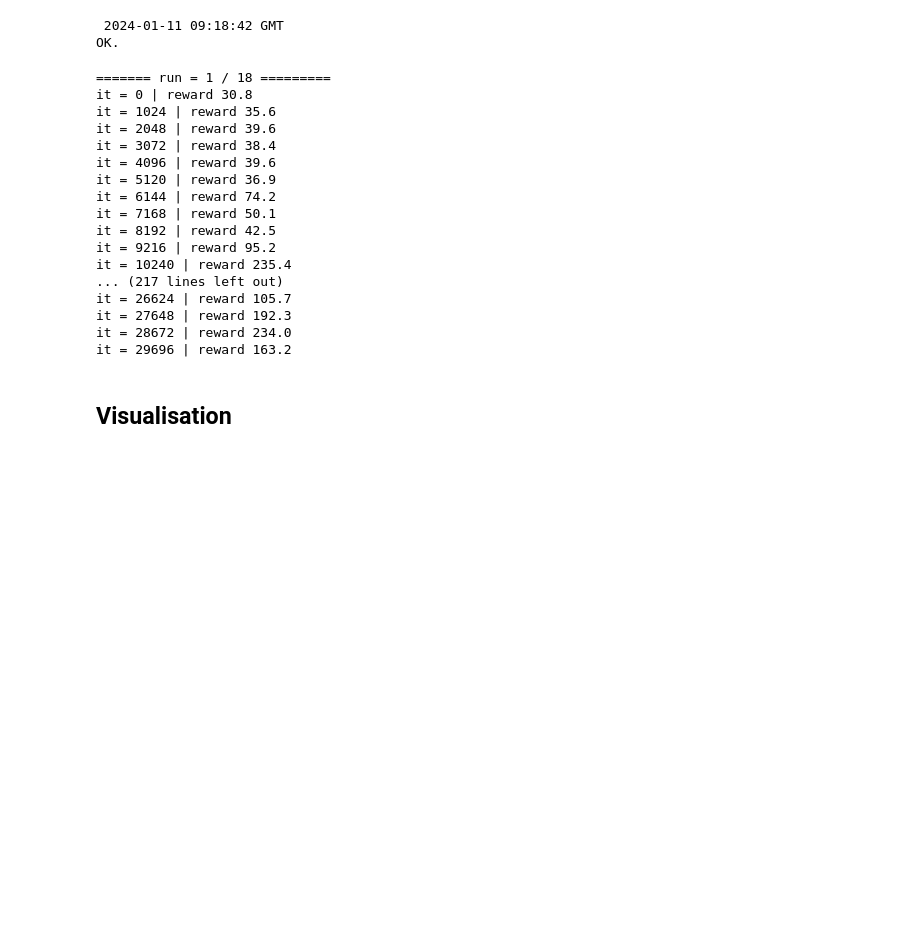
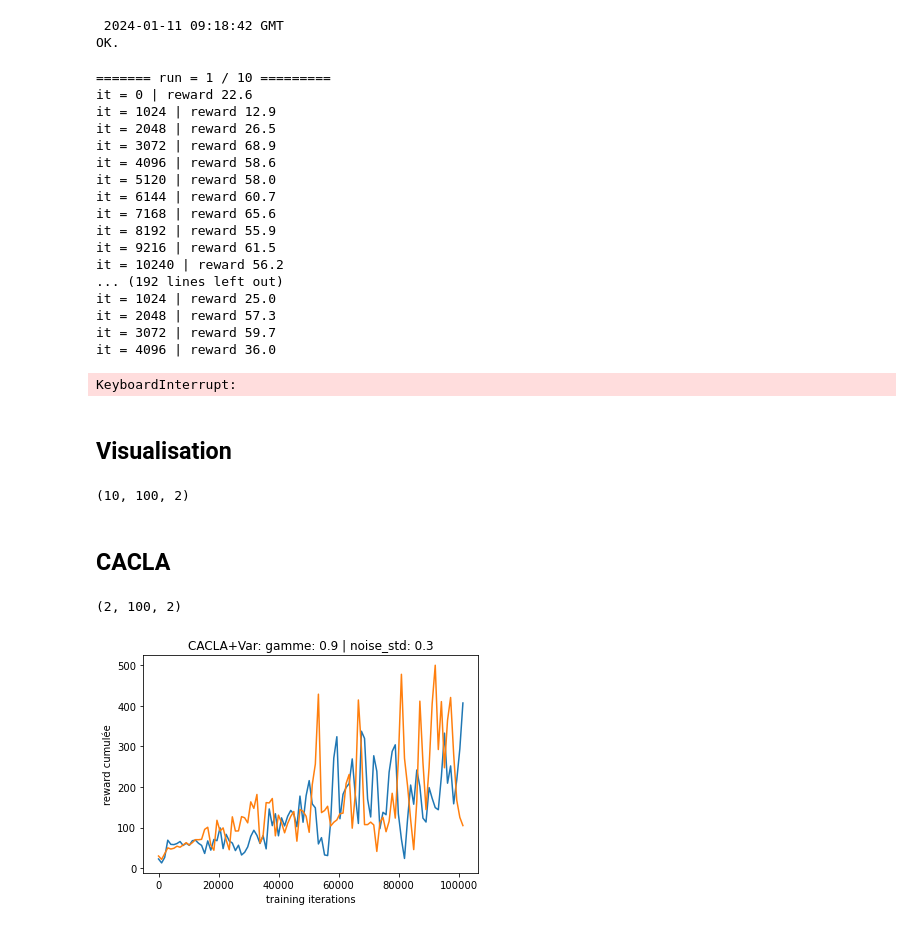
Before and after one commit to Alex-XIA1/PROJET_IAR, a Jupyter notebook: cacla/cacla_torch.ipynb, the cells around one changed output. Saved outputs shown, nothing was run; the diff lists cells and outputs as text; code cells hidden in the pictures; blank space fills up the shorter version.

```diff
--- a/cacla/cacla_torch.ipynb
+++ b/cacla/cacla_torch.ipynb
@@ -451,19 +451,22 @@ def train(eval_env,
 # %%
 from torch.optim import SGD, Adam
 # Initialisation
-max_episode = 500
-def make_env(max_episode_steps= 500):
+
+def make_env(env_name, max_episode_steps= 500):
     return TimeLimit(gymnasium.make('CartpoleEnvCacla'), max_episode_steps)
 
-train_env = make_env(max_episode_steps=max_episode)
-eval_env = make_env(max_episode_steps=max_episode)
+env_name = 'CartpoleEnvCacla'
+max_episode = 500
+train_env = make_env(env_name, max_episode_steps=max_episode)
+eval_env = make_env(env_name, max_episode_steps=max_episode)
 
 all_perfs = []
-n_runs = 18
+n_runs = 10
 discount_factor = 0.9
 noise_std= 0.3
 exploration = 'gaussian'
-path = f'log/{exploration}/now_gamma{int(discount_factor*100)}_std{noise_std}'
+var = False
+path = f'log/{exploration}/now_novar_gamma{int(discount_factor*100)}_std{noise_std}'
 
 if not os.path.exists(path):
     print()
@@ -474,7 +477,7 @@ for run in range(1,n_runs+1):
     cacla = Cacla(in_dim=4, h_dim=12,
                   discount_factor=discount_factor,
                   gaussian_noise=0.1,
-                 var=True,
+                 var=var,
                  exploration=exploration)
     optim_crit = SGD(cacla.critic.parameters(), lr=0.01)
     optim_act = SGD(cacla.actor.parameters(), lr=0.01)
@@ -488,23 +491,24 @@ for run in range(1,n_runs+1):
     timestr = time.strftime("%Y%m%d-%H%M%S")
     np.savetxt(path+f'/{timestr}.log', scores)
 # %% [output]
-======= run = 1 / 18 =========
-it = 0 | reward 30.8
-it = 1024 | reward 35.6
-it = 2048 | reward 39.6
-it = 3072 | reward 38.4
-it = 4096 | reward 39.6
-it = 5120 | reward 36.9
-it = 6144 | reward 74.2
-it = 7168 | reward 50.1
-it = 8192 | reward 42.5
-it = 9216 | reward 95.2
-it = 10240 | reward 235.4
-... (217 lines left out)
-it = 26624 | reward 105.7
-it = 27648 | reward 192.3
-it = 28672 | reward 234.0
-it = 29696 | reward 163.2
+======= run = 1 / 10 =========
+it = 0 | reward 22.6
+it = 1024 | reward 12.9
+it = 2048 | reward 26.5
+it = 3072 | reward 68.9
+it = 4096 | reward 58.6
+it = 5120 | reward 58.0
+it = 6144 | reward 60.7
+it = 7168 | reward 65.6
+it = 8192 | reward 55.9
+it = 9216 | reward 61.5
+it = 10240 | reward 56.2
+... (192 lines left out)
+it = 1024 | reward 25.0
+it = 2048 | reward 57.3
+it = 3072 | reward 59.7
+it = 4096 | reward 36.0
+KeyboardInterrupt:
 # %%
 rec_env = wrap_env(TimeLimit(ContinuousEnvCACLA(render_mode='rgb_array'),max_episode_steps=500))
 observation, _ = rec_env.reset()
@@ -536,15 +540,26 @@ def get(path):
         filepath = path + data_file
         X.append(np.loadtxt(filepath)[:,:1227])
     return np.array(X)
-path = 'log/gaussian/gamma90/'
-X = get(path)
-X.shape
+#path = 'log/gaussian/gamma90/'
+# %% [output]
+(10, 100, 2)
+# %% [markdown]
+## CACLA
+# %%
+X = get('./log/gaussian/now_novar_gamma90_std0.3/')
+X.shape
+# %% [output]
+(2, 100, 2)
 # %%
 for x in X:
-    plt.plot(x[:,0], x[:,1], alpha=0.1)
+    plt.plot(x[:,0], x[:,1], alpha=1)
+    #break
+plt.title(f'CACLA+Var: gamme: {discount_factor} | noise_std: {noise_std}')
 plt.xlabel('training iterations')
-plt.ylabel('performance')
+plt.ylabel('reward cumulée')
 plt.show()
+# %% [output]
+[figure, added]
 # %%
 x = X.mean(0)
 plt.plot(x[:,0], x[:,1])
```
Also changed, not shown: parts of 5 cells of this notebook, 10 other files.
